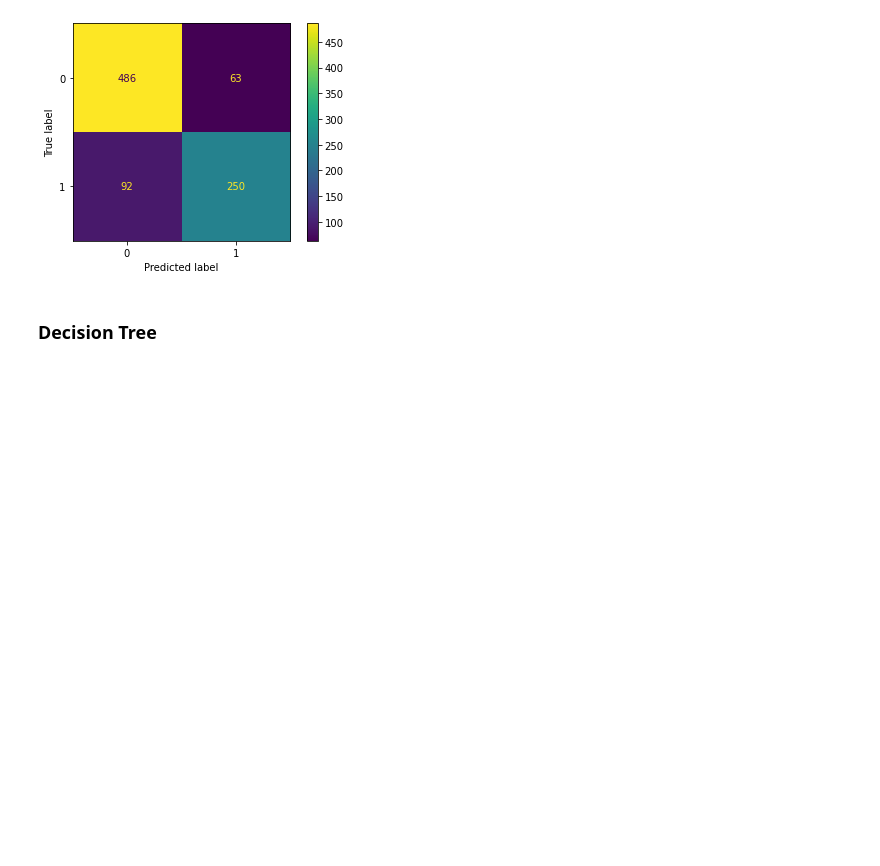
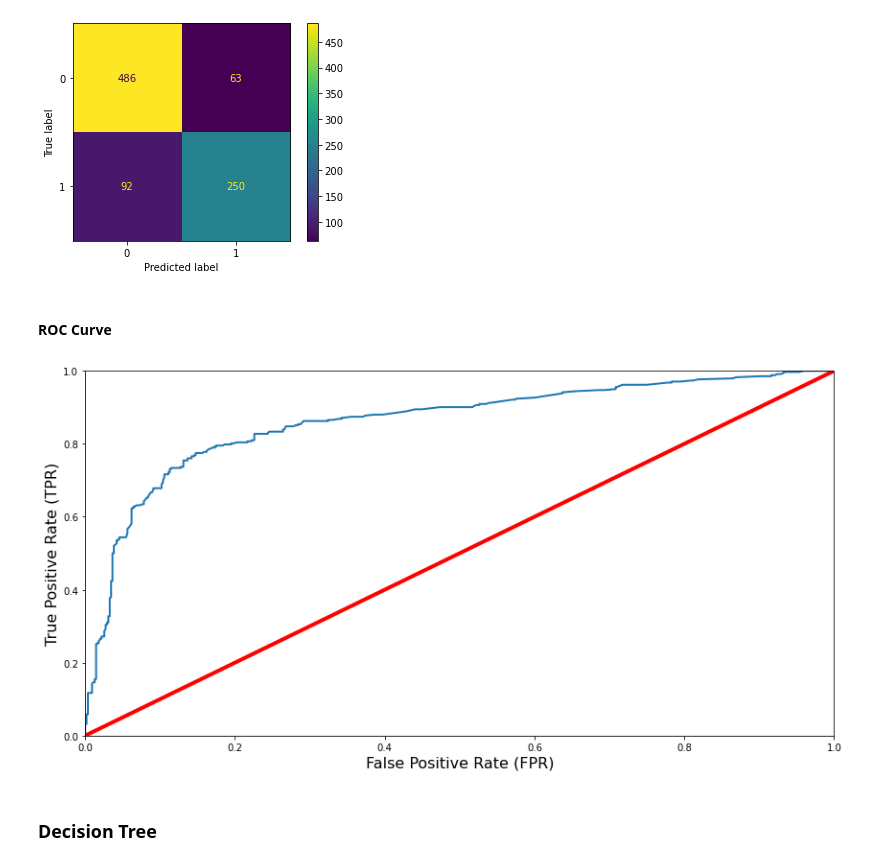
Before and after one commit to samiurprapon/AlmightyTitanic, a Jupyter notebook: Main.ipynb, the cells around one changed output. Drawn from its saved outputs; the diff is of its cells as text; code cells hidden in the pictures; blank space fills up the shorter version.

```diff
--- a/Main.ipynb
+++ b/Main.ipynb
@@ -489,7 +525,7 @@ plt.show()
 # %% [markdown]
 ### Support Vector Machine:
 # %%
-support_vector_machine = svm.SVC()
+support_vector_machine = svm.SVC(probability=True)
 # %%
 support_vector_machine.fit(X_train, Y_train)
 # %% [output]
@@ -514,6 +546,20 @@ plot_confusion_matrix(support_vector_machine, X_train, Y_train)
 plt.show()
 # %% [output]
 [figure]
+# %% [markdown]
+#### ROC Curve
+# %%
+y_scores = support_vector_machine.predict_proba(X_train)
+y_scores = y_scores[:,1]
+# %%
+# compute true positive rate and false positive rate
+false_positive_rate, true_positive_rate, thresholds = roc_curve(Y_train, y_scores)
+# %%
+plt.figure(figsize=(14, 7))
+plot_roc_curve(false_positive_rate, true_positive_rate)
+plt.show()
+# %% [output]
+[figure, added]
 # %% [markdown]
 ### Decision Tree
 # %%
```
Also changed, not shown: parts of 21 cells of this notebook.
